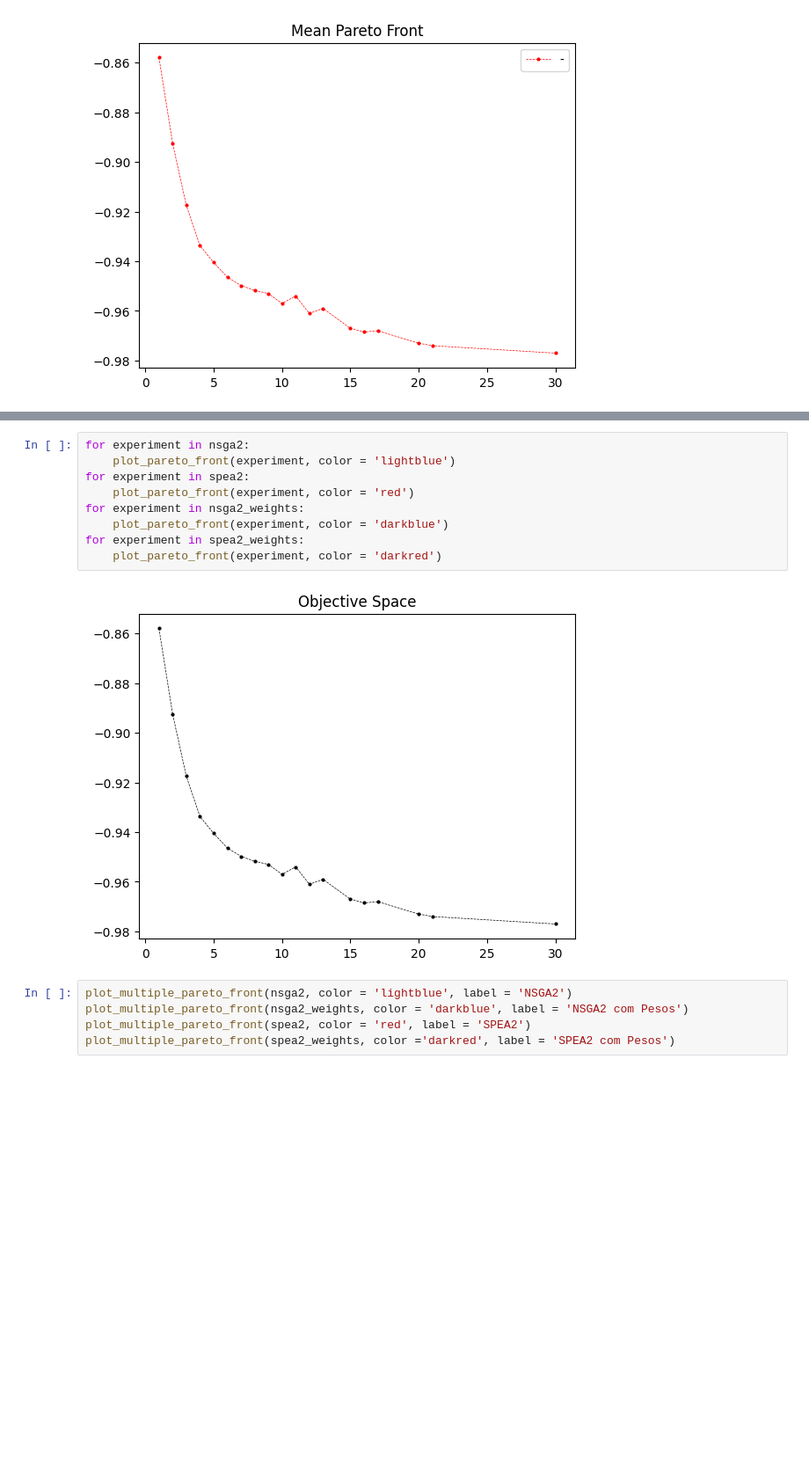
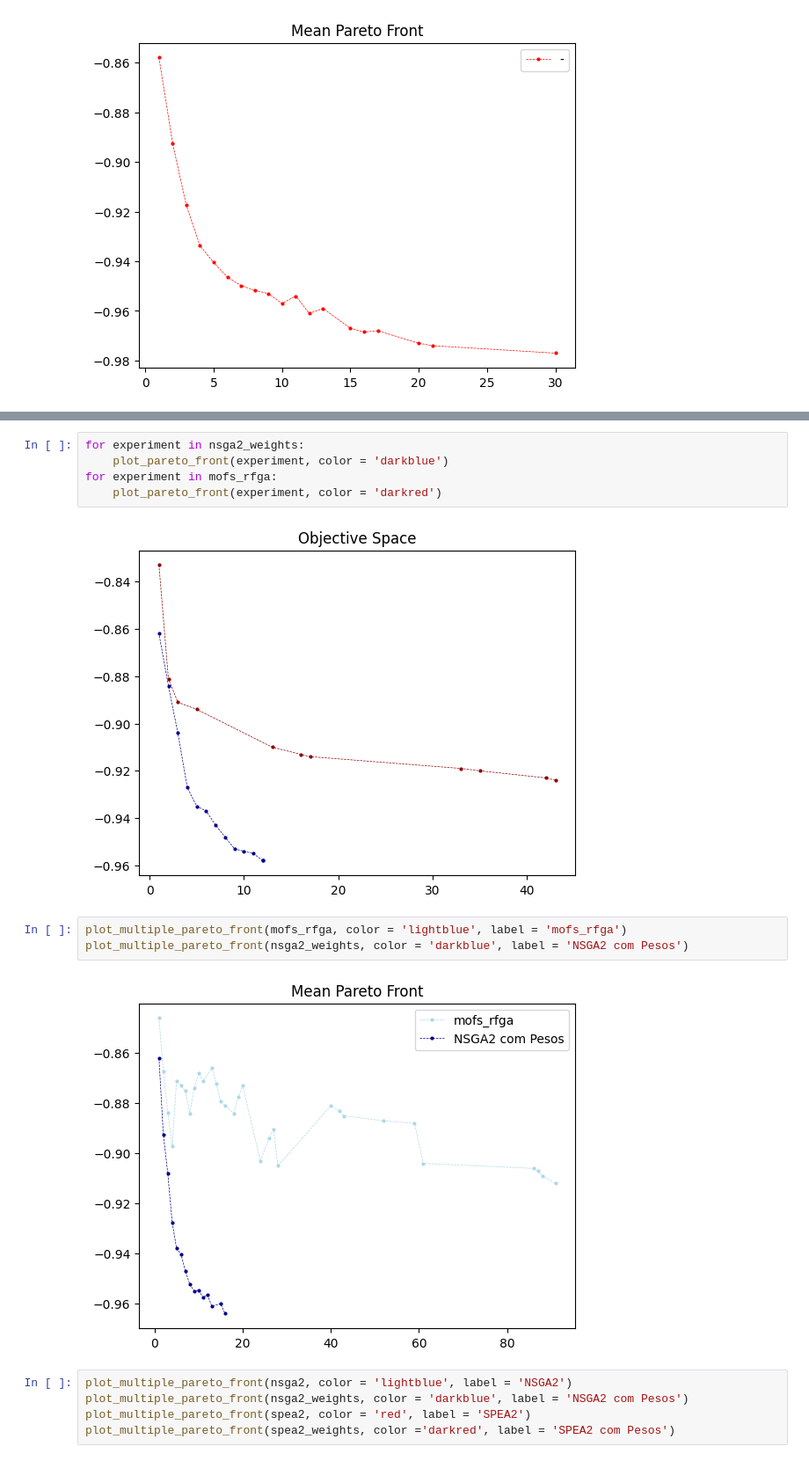
Before and after one commit to grkremer/ew-mofs, a Jupyter notebook: SPEA2.ipynb, the cells around one changed output, grey strips where cells are left out. Shown at 88% size. Drawn from its saved outputs; the diff is of its cells as text; blank space fills up the shorter version.

```diff
--- a/SPEA2.ipynb
+++ b/SPEA2.ipynb
@@ -493,14 +661,15 @@ n_gen  |  n_eval  | n_nds  |     cv_min    |     cv_avg    |      eps      |   i
 # %%
-for experiment in nsga2:
-    plot_pareto_front(experiment, color = 'lightblue')
-for experiment in spea2:
-    plot_pareto_front(experiment, color = 'red')
 for experiment in nsga2_weights:
     plot_pareto_front(experiment, color = 'darkblue')
-for experiment in spea2_weights:
+for experiment in mofs_rfga:
     plot_pareto_front(experiment, color = 'darkred')
 # %% [output]
-[figure, old version]
+[figure, new version]
+# %%
+plot_multiple_pareto_front(mofs_rfga, color = 'lightblue', label = 'mofs_rfga')
+plot_multiple_pareto_front(nsga2_weights, color = 'darkblue', label = 'NSGA2 com Pesos')
+# %% [output]
+[figure, added]
 # %%
 plot_multiple_pareto_front(nsga2, color = 'lightblue', label = 'NSGA2')
 plot_multiple_pareto_front(nsga2_weights, color = 'darkblue', label = 'NSGA2 com Pesos')
```
Also changed, not shown: parts of 13 cells of this notebook.
